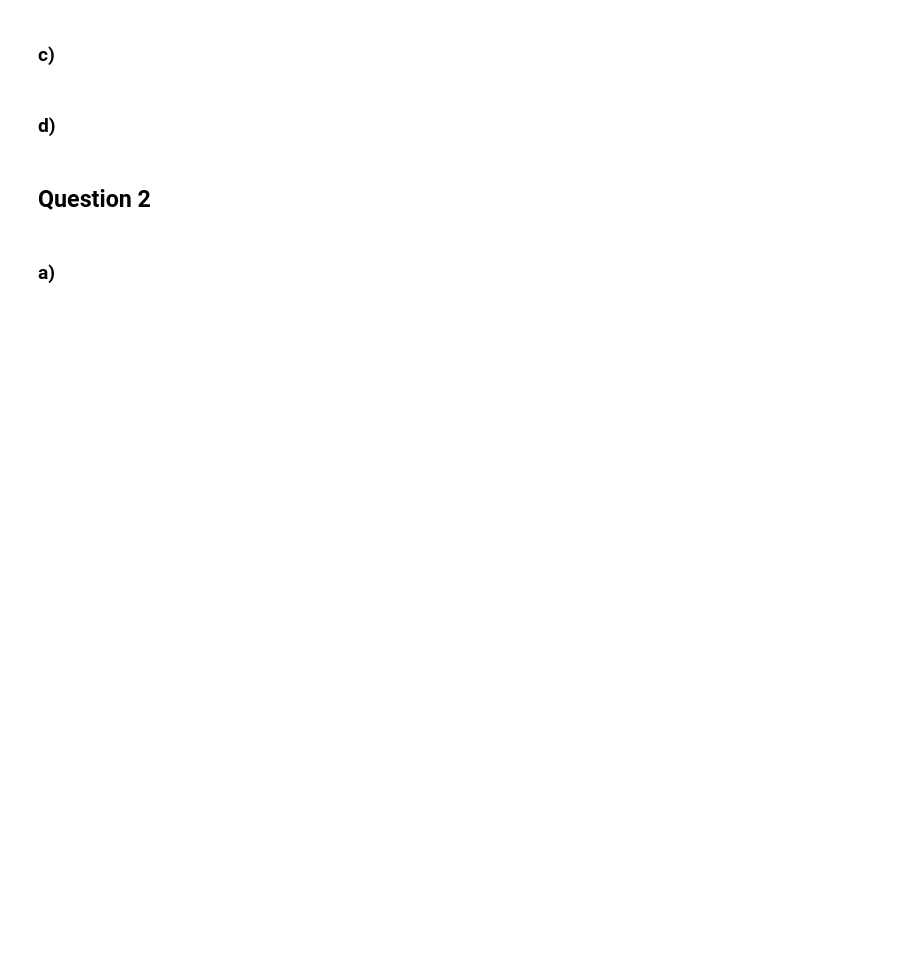
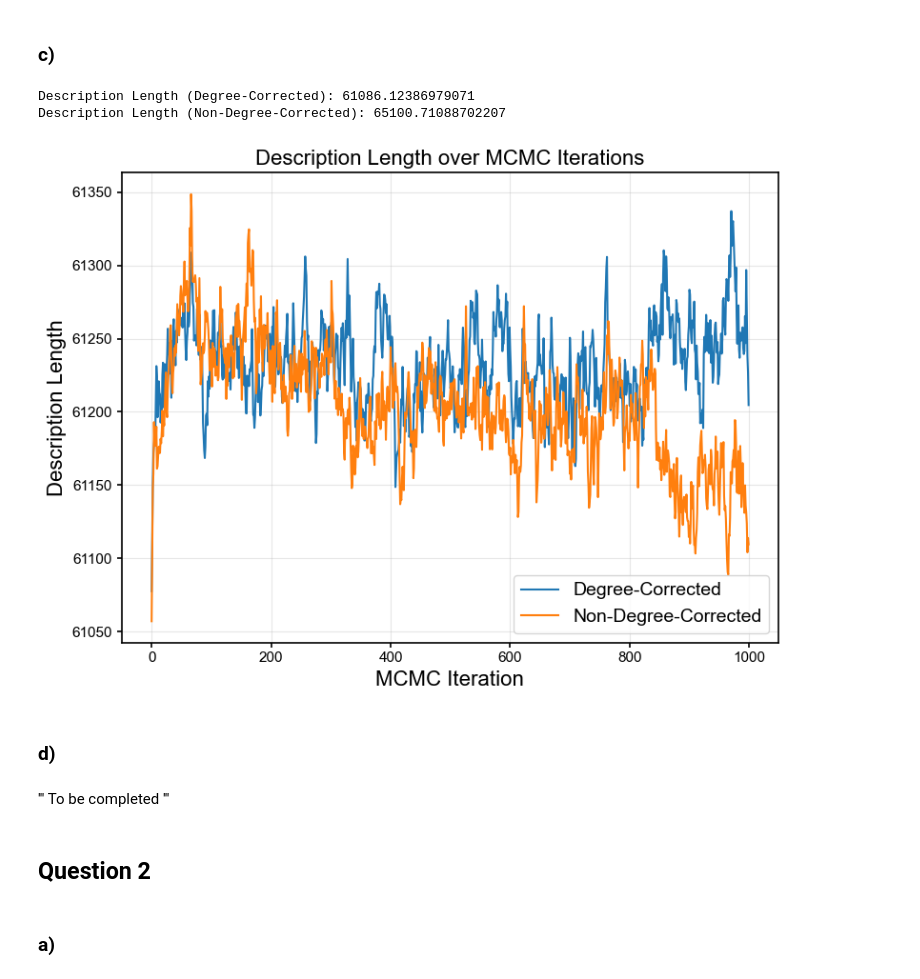
Before and after one commit to sepehrilami/phys7332_fa25, a Jupyter notebook: assignments/assignment03.ipynb, the cells around one changed output. Cells and saved outputs as stored; diff of their text form; code cells hidden in the pictures; blank space fills up the shorter version.

```diff
--- a/assignments/assignment03.ipynb
+++ b/assignments/assignment03.ipynb
@@ -189,7 +183,42 @@ TypeError: minimize_blockmodel_dl() got an unexpected keyword argument 'degree_c
 # %% [markdown]
 ### c)
+# %%
+# now, print the description length of the degree-corrected and non-degree-corrected models above
+print("Description Length (Degree-Corrected):", state_dc.entropy())
+print("Description Length (Non-Degree-Corrected):", state_nodc.entropy())
+# %% [output]
+Description Length (Degree-Corrected): 61086.12386979071
+Description Length (Non-Degree-Corrected): 65100.71088702207
+# %%
+# g is the largest connected component of the polblogs dataset
+dc_state_new = gt.minimize_blockmodel_dl(g, state_args={'degree_corrected': True})
+nodc_state_new = gt.minimize_blockmodel_dl(g, state_args={'degree_corrected': False})
+
+desc_lengths_dc = []
+desc_lengths_nodc = []
+for _ in range(1000):
+    dc_state_new.mcmc_sweep(niter=1)
+    nodc_state_new.mcmc_sweep(niter=1)
+    desc_lengths_dc.append(dc_state_new.entropy())
+    desc_lengths_nodc.append(nodc_state_new.entropy())
+# %%
+# Visualize both of these curves in a single plot, labeled properly, and comment on your observation.
+plt.figure(figsize=(8, 6))
+plt.plot(desc_lengths_dc, label='Degree-Corrected', color='#1f77b4')
+plt.plot(desc_lengths_nodc, label='Non-Degree-Corrected', color='#ff7f0e')
+plt.xlabel('MCMC Iteration', fontsize=16)
+plt.ylabel('Description Length', fontsize=16)
+plt.title('Description Length over MCMC Iterations', fontsize=16)
+plt.legend(fontsize=14)
+plt.grid(True, alpha=0.3)
+plt.tight_layout()
+plt.show()
+# %% [output]
+[figure, added]
 # %% [markdown]
 ### d)
+# %% [markdown]
+''' To be completed '''
 # %% [markdown]
 ## Question 2
 # %% [markdown]
```
Also changed, not shown: parts of 7 cells of this notebook.
